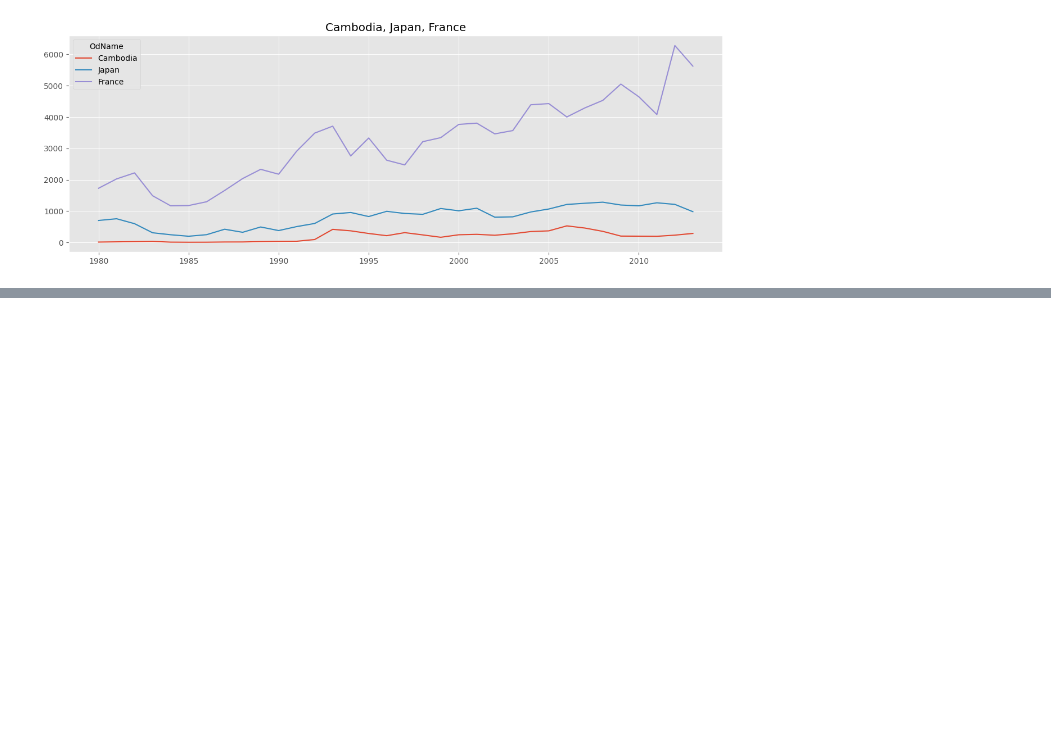
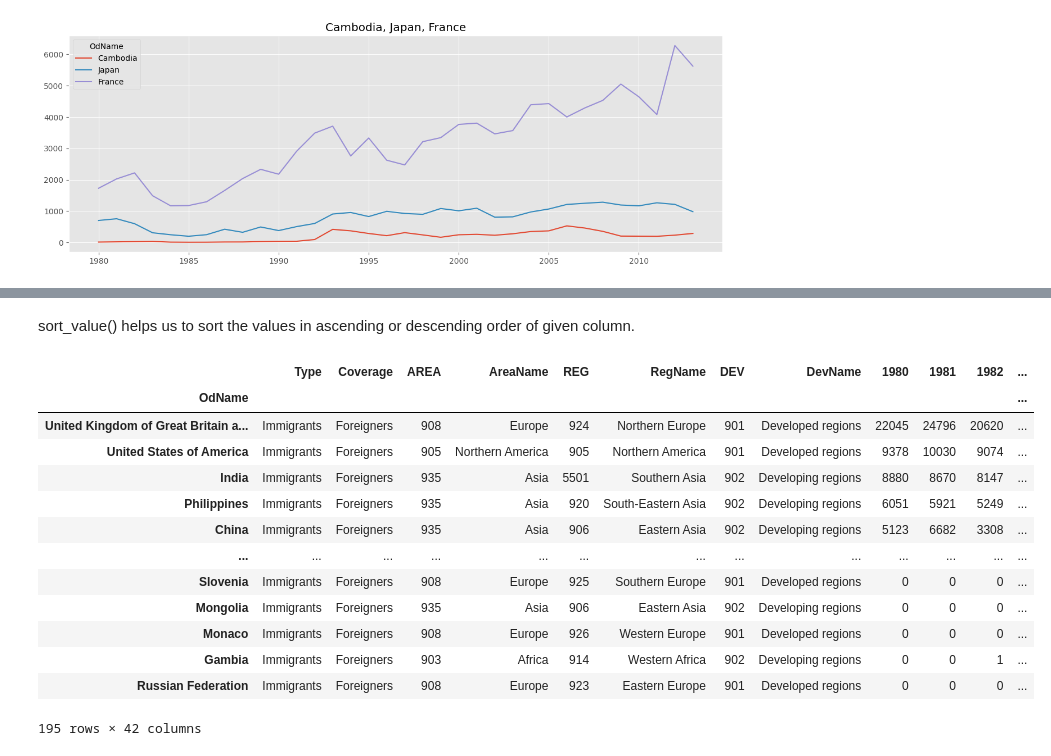
Before and after one commit to Rifa-Fatima/Data-Science, a Jupyter notebook: analysis/analysis1.ipynb, the cells around one changed output, grey strips where cells are left out. Saved outputs shown, nothing was run; the diff lists cells and outputs as text; code cells hidden in the pictures; blank space fills up the shorter version.

```diff
--- a/analysis/analysis1.ipynb
+++ b/analysis/analysis1.ipynb
@@ -208,0 +241,19 @@ plt.savefig('comparing-3-countries.png')
+# %% [markdown]
+sort_value() helps us to sort the values in ascending or descending order of given column.
+# %%
+canada.sort_values(by=1980, ascending = False)
+# %% [output]
+|  | Type | Coverage | AREA | AreaName | REG | RegName | DEV | DevName | 1980 | 1981 | 1982 | ... |
+| OdName |  |  |  |  |  |  |  |  |  |  |  | ... |
+| United Kingdom of Great Britain a... | Immigrants | Foreigners | 908 | Europe | 924 | Northern Europe | 901 | Developed regions | 22045 | 24796 | 20620 | ... |
+| United States of America | Immigrants | Foreigners | 905 | Northern America | 905 | Northern America | 901 | Developed regions | 9378 | 10030 | 9074 | ... |
+| India | Immigrants | Foreigners | 935 | Asia | 5501 | Southern Asia | 902 | Developing regions | 8880 | 8670 | 8147 | ... |
+| Philippines | Immigrants | Foreigners | 935 | Asia | 920 | South-Eastern Asia | 902 | Developing regions | 6051 | 5921 | 5249 | ... |
+| China | Immigrants | Foreigners | 935 | Asia | 906 | Eastern Asia | 902 | Developing regions | 5123 | 6682 | 3308 | ... |
+| ... | ... | ... | ... | ... | ... | ... | ... | ... | ... | ... | ... | ... |
+| Slovenia | Immigrants | Foreigners | 908 | Europe | 925 | Southern Europe | 901 | Developed regions | 0 | 0 | 0 | ... |
+| Mongolia | Immigrants | Foreigners | 935 | Asia | 906 | Eastern Asia | 902 | Developing regions | 0 | 0 | 0 | ... |
+| Monaco | Immigrants | Foreigners | 908 | Europe | 926 | Western Europe | 901 | Developed regions | 0 | 0 | 0 | ... |
+| Gambia | Immigrants | Foreigners | 903 | Africa | 914 | Western Africa | 902 | Developing regions | 0 | 0 | 1 | ... |
+| Russian Federation | Immigrants | Foreigners | 908 | Europe | 923 | Eastern Europe | 901 | Developed regions | 0 | 0 | 0 | ... |
+195 rows × 42 columns
```
Also changed, not shown: parts of 24 cells of this notebook.
